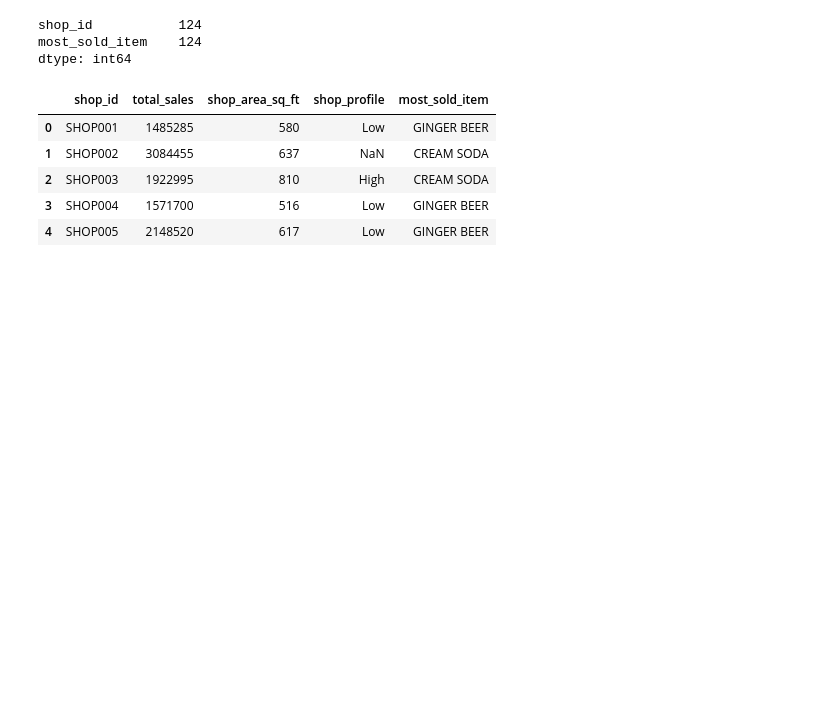
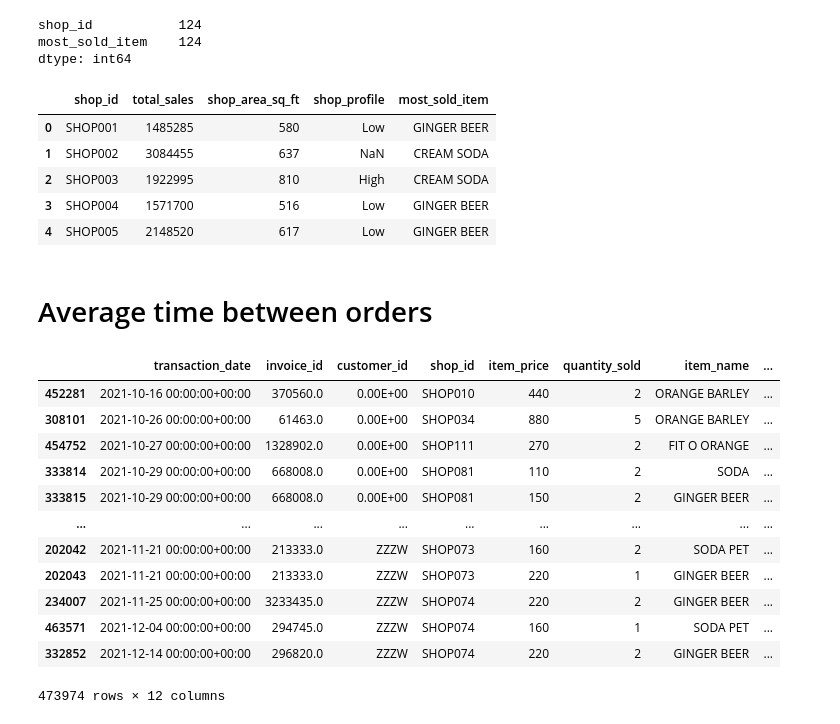
Before and after one commit to joelsathi/DataStorm-4.0-BrainLeftException, a Jupyter notebook: competition-notebook.ipynb, the cells around one changed output. Drawn from its saved outputs; the diff is of its cells as text; code cells hidden in the pictures; blank space fills up the shorter version.

Commit message:
Added avg time between purchases

```diff
--- a/competition-notebook.ipynb
+++ b/competition-notebook.ipynb
@@ -282,3 +282,25 @@ store_info_data.head()
 | 2 | SHOP003 | 1922995 | 810 | High | CREAM SODA |
 | 3 | SHOP004 | 1571700 | 516 | Low | GINGER BEER |
 | 4 | SHOP005 | 2148520 | 617 | Low | GINGER BEER |
+# %% [markdown]
+# Average time between orders
+# %%
+train_df_ = train_df.copy(deep=True)
+
+train_df_.sort_values(['customer_id','transaction_date'], inplace=True)
+
+train_df_
+# %% [output]
+|  | transaction_date | invoice_id | customer_id | shop_id | item_price | quantity_sold | item_name | ... |
+| 452281 | 2021-10-16 00:00:00+00:00 | 370560.0 | 0.00E+00 | SHOP010 | 440 | 2 | ORANGE BARLEY | ... |
+| 308101 | 2021-10-26 00:00:00+00:00 | 61463.0 | 0.00E+00 | SHOP034 | 880 | 5 | ORANGE BARLEY | ... |
+| 454752 | 2021-10-27 00:00:00+00:00 | 1328902.0 | 0.00E+00 | SHOP111 | 270 | 2 | FIT O ORANGE | ... |
+| 333814 | 2021-10-29 00:00:00+00:00 | 668008.0 | 0.00E+00 | SHOP081 | 110 | 2 | SODA | ... |
+| 333815 | 2021-10-29 00:00:00+00:00 | 668008.0 | 0.00E+00 | SHOP081 | 150 | 2 | GINGER BEER | ... |
+| ... | ... | ... | ... | ... | ... | ... | ... | ... |
+| 202042 | 2021-11-21 00:00:00+00:00 | 213333.0 | ZZZW | SHOP073 | 160 | 2 | SODA PET | ... |
+| 202043 | 2021-11-21 00:00:00+00:00 | 213333.0 | ZZZW | SHOP073 | 220 | 1 | GINGER BEER | ... |
+| 234007 | 2021-11-25 00:00:00+00:00 | 3233435.0 | ZZZW | SHOP074 | 220 | 2 | GINGER BEER | ... |
+| 463571 | 2021-12-04 00:00:00+00:00 | 294745.0 | ZZZW | SHOP074 | 160 | 1 | SODA PET | ... |
+| 332852 | 2021-12-14 00:00:00+00:00 | 296820.0 | ZZZW | SHOP074 | 220 | 2 | GINGER BEER | ... |
+473974 rows × 12 columns
```
Also changed, not shown: parts of 3 cells of this notebook.
